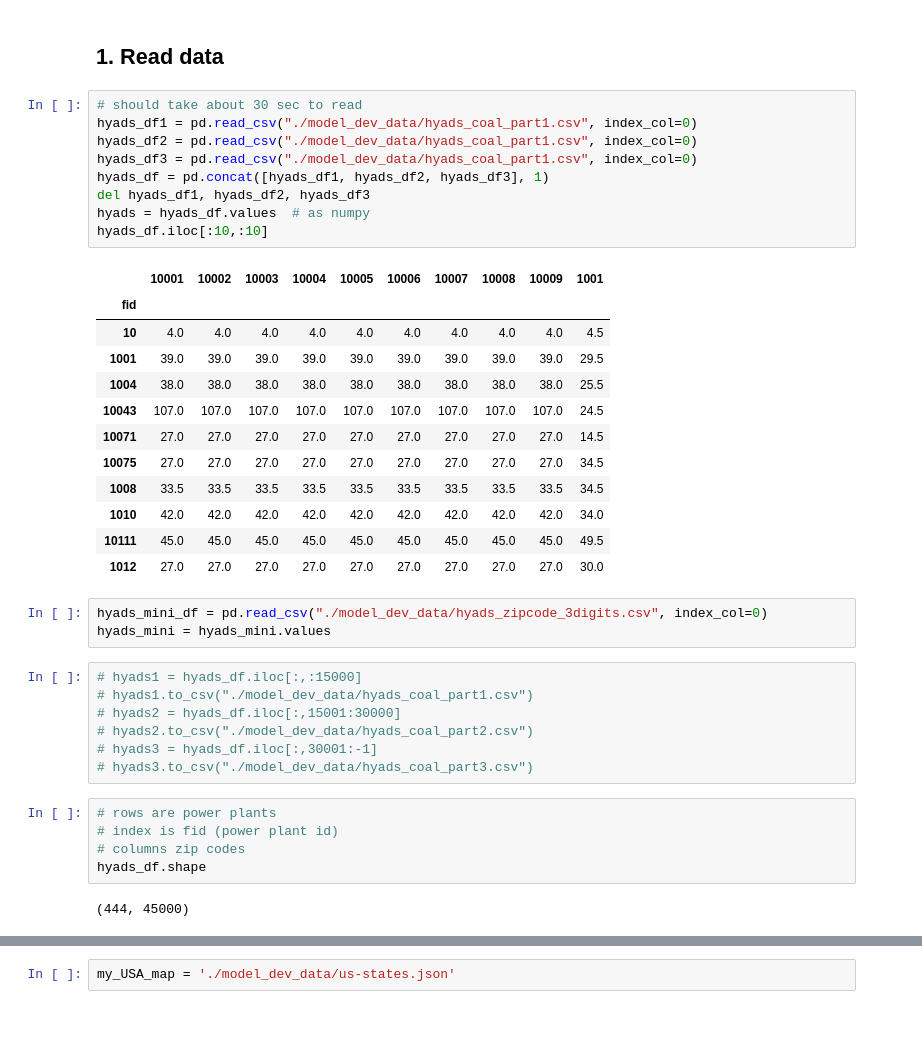
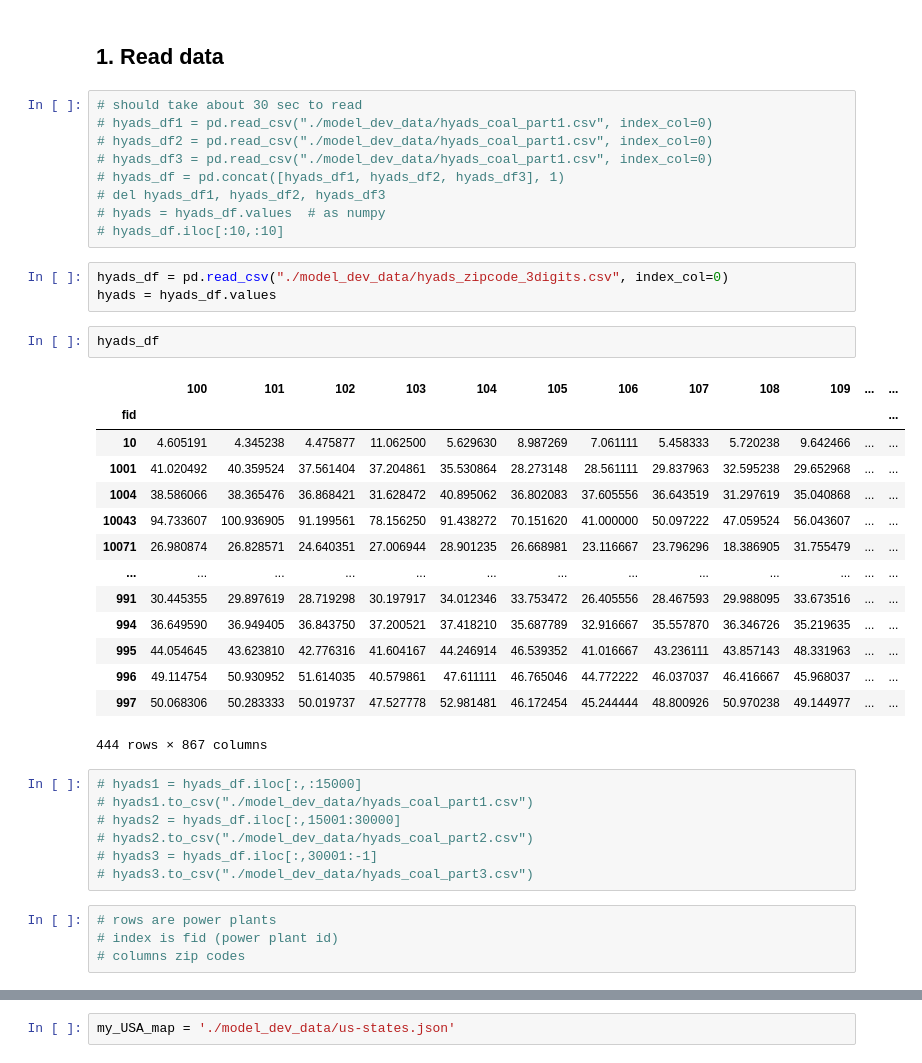
Before and after one commit to mauriciogtec/power-plants, a Jupyter notebook: hyads_mixture.ipynb, the cells around one changed output, grey strips where cells are left out. Drawn from its saved outputs; the diff is of its cells as text; blank space fills up the shorter version.

```diff
--- a/hyads_mixture.ipynb
+++ b/hyads_mixture.ipynb
@@ -10,29 +10,33 @@ import folium
 ## 1. Read data
 # %%
 # should take about 30 sec to read
-hyads_df1 = pd.read_csv("./model_dev_data/hyads_coal_part1.csv", index_col=0)
-hyads_df2 = pd.read_csv("./model_dev_data/hyads_coal_part1.csv", index_col=0)
-hyads_df3 = pd.read_csv("./model_dev_data/hyads_coal_part1.csv", index_col=0)
-hyads_df = pd.concat([hyads_df1, hyads_df2, hyads_df3], 1)
-del hyads_df1, hyads_df2, hyads_df3
-hyads = hyads_df.values  # as numpy
-hyads_df.iloc[:10,:10]
+# hyads_df1 = pd.read_csv("./model_dev_data/hyads_coal_part1.csv", index_col=0)
+# hyads_df2 = pd.read_csv("./model_dev_data/hyads_coal_part1.csv", index_col=0)
+# hyads_df3 = pd.read_csv("./model_dev_data/hyads_coal_part1.csv", index_col=0)
+# hyads_df = pd.concat([hyads_df1, hyads_df2, hyads_df3], 1)
+# del hyads_df1, hyads_df2, hyads_df3
+# hyads = hyads_df.values  # as numpy
+# hyads_df.iloc[:10,:10]
-# %% [output]
-|  | 10001 | 10002 | 10003 | 10004 | 10005 | 10006 | 10007 | 10008 | 10009 | 1001 |
-| fid |  |  |  |  |  |  |  |  |  |  |
-| 10 | 4.0 | 4.0 | 4.0 | 4.0 | 4.0 | 4.0 | 4.0 | 4.0 | 4.0 | 4.5 |
-| 1001 | 39.0 | 39.0 | 39.0 | 39.0 | 39.0 | 39.0 | 39.0 | 39.0 | 39.0 | 29.5 |
-| 1004 | 38.0 | 38.0 | 38.0 | 38.0 | 38.0 | 38.0 | 38.0 | 38.0 | 38.0 | 25.5 |
-| 10043 | 107.0 | 107.0 | 107.0 | 107.0 | 107.0 | 107.0 | 107.0 | 107.0 | 107.0 | 24.5 |
-| 10071 | 27.0 | 27.0 | 27.0 | 27.0 | 27.0 | 27.0 | 27.0 | 27.0 | 27.0 | 14.5 |
-| 10075 | 27.0 | 27.0 | 27.0 | 27.0 | 27.0 | 27.0 | 27.0 | 27.0 | 27.0 | 34.5 |
-| 1008 | 33.5 | 33.5 | 33.5 | 33.5 | 33.5 | 33.5 | 33.5 | 33.5 | 33.5 | 34.5 |
-| 1010 | 42.0 | 42.0 | 42.0 | 42.0 | 42.0 | 42.0 | 42.0 | 42.0 | 42.0 | 34.0 |
-| 10111 | 45.0 | 45.0 | 45.0 | 45.0 | 45.0 | 45.0 | 45.0 | 45.0 | 45.0 | 49.5 |
-| 1012 | 27.0 | 27.0 | 27.0 | 27.0 | 27.0 | 27.0 | 27.0 | 27.0 | 27.0 | 30.0 |
 # %%
-hyads_mini_df = pd.read_csv("./model_dev_data/hyads_zipcode_3digits.csv", index_col=0)
-hyads_mini = hyads_mini.values
+hyads_df = pd.read_csv("./model_dev_data/hyads_zipcode_3digits.csv", index_col=0)
+hyads = hyads_df.values
+# %%
+hyads_df
+# %% [output]
+|  | 100 | 101 | 102 | 103 | 104 | 105 | 106 | 107 | 108 | 109 | ... | ... |
+| fid |  |  |  |  |  |  |  |  |  |  |  | ... |
+| 10 | 4.605191 | 4.345238 | 4.475877 | 11.062500 | 5.629630 | 8.987269 | 7.061111 | 5.458333 | 5.720238 | 9.642466 | ... | ... |
+| 1001 | 41.020492 | 40.359524 | 37.561404 | 37.204861 | 35.530864 | 28.273148 | 28.561111 | 29.837963 | 32.595238 | 29.652968 | ... | ... |
+| 1004 | 38.586066 | 38.365476 | 36.868421 | 31.628472 | 40.895062 | 36.802083 | 37.605556 | 36.643519 | 31.297619 | 35.040868 | ... | ... |
+| 10043 | 94.733607 | 100.936905 | 91.199561 | 78.156250 | 91.438272 | 70.151620 | 41.000000 | 50.097222 | 47.059524 | 56.043607 | ... | ... |
+| 10071 | 26.980874 | 26.828571 | 24.640351 | 27.006944 | 28.901235 | 26.668981 | 23.116667 | 23.796296 | 18.386905 | 31.755479 | ... | ... |
+| ... | ... | ... | ... | ... | ... | ... | ... | ... | ... | ... | ... | ... |
+| 991 | 30.445355 | 29.897619 | 28.719298 | 30.197917 | 34.012346 | 33.753472 | 26.405556 | 28.467593 | 29.988095 | 33.673516 | ... | ... |
+| 994 | 36.649590 | 36.949405 | 36.843750 | 37.200521 | 37.418210 | 35.687789 | 32.916667 | 35.557870 | 36.346726 | 35.219635 | ... | ... |
+| 995 | 44.054645 | 43.623810 | 42.776316 | 41.604167 | 44.246914 | 46.539352 | 41.016667 | 43.236111 | 43.857143 | 48.331963 | ... | ... |
+| 996 | 49.114754 | 50.930952 | 51.614035 | 40.579861 | 47.611111 | 46.765046 | 44.772222 | 46.037037 | 46.416667 | 45.968037 | ... | ... |
+| 997 | 50.068306 | 50.283333 | 50.019737 | 47.527778 | 52.981481 | 46.172454 | 45.244444 | 48.800926 | 50.970238 | 49.144977 | ... | ... |
+444 rows × 867 columns
 # %%
 # hyads1 = hyads_df.iloc[:,:15000]
 # hyads1.to_csv("./model_dev_data/hyads_coal_part1.csv")
@@ -44,9 +48,6 @@ hyads_mini = hyads_mini.values
 # rows are power plants
 # index is fid (power plant id)
 # columns zip codes
-hyads_df.shape
-# %% [output]
-(444, 45000)
 # %%
 power_plants = pd.read_csv("./model_dev_data/power_plant_info.csv", index_col=0)
 power_plants = power_plants[power_plants.index.isin(hyads_df.index)]
```
Also changed, not shown: parts of 13 cells of this notebook, 6 other files.
